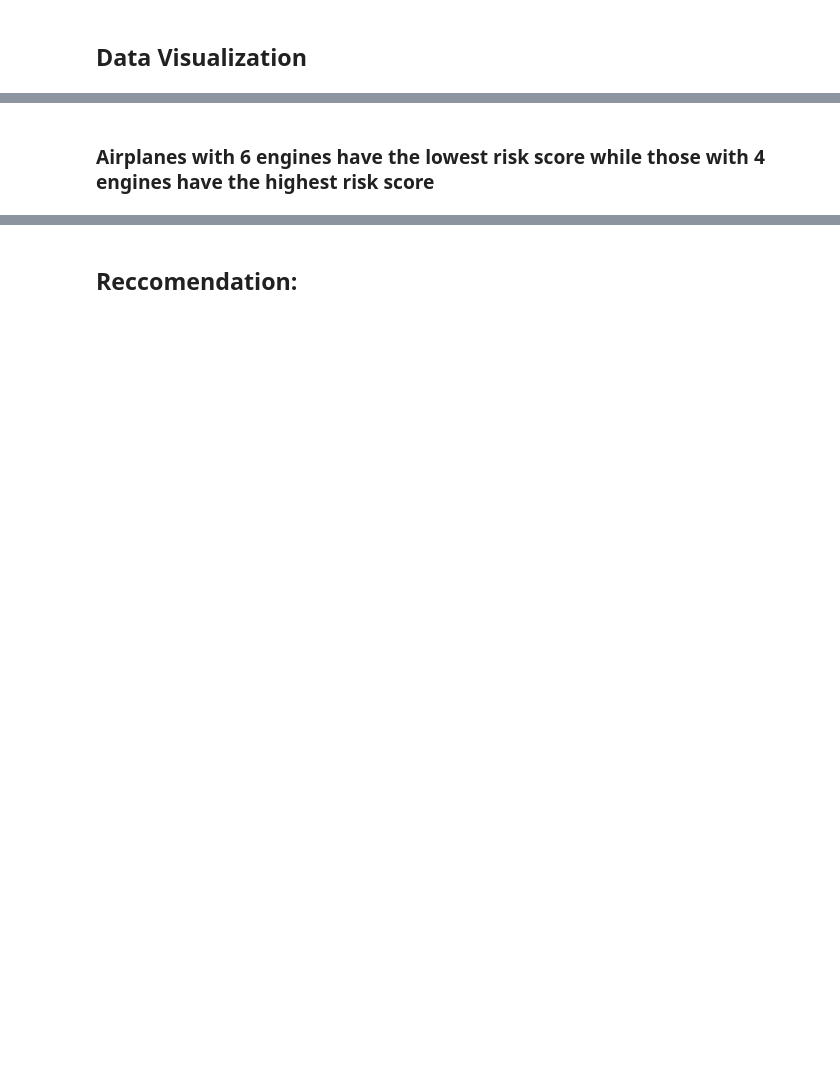
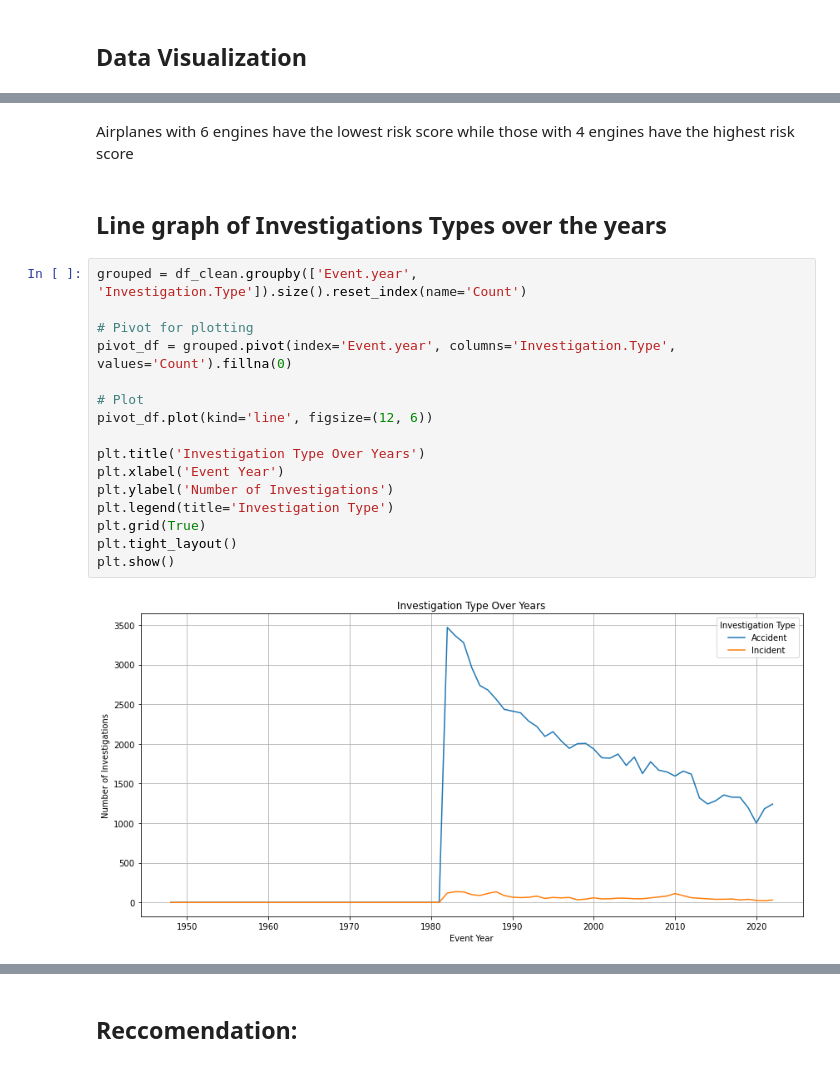
Before and after one commit to oomollo/dsc-phase-1-project-v3, a Jupyter notebook: student.ipynb, the cells around one changed output, grey strips where cells are left out. Saved outputs shown, nothing was run; the diff lists cells and outputs as text; blank space fills up the shorter version.

```diff
--- a/student.ipynb
+++ b/student.ipynb
@@ -283,2 +389,22 @@ plt.show()
 # %% [markdown]
-### Airplanes with 6 engines have the lowest risk score  while those with 4 engines have the highest risk score
+ Airplanes with 6 engines have the lowest risk score  while those with 4 engines have the highest risk score
+# %% [markdown]
+## Line graph of Investigations Types over the years
+# %%
+grouped = df_clean.groupby(['Event.year', 'Investigation.Type']).size().reset_index(name='Count')
+
+# Pivot for plotting
+pivot_df = grouped.pivot(index='Event.year', columns='Investigation.Type', values='Count').fillna(0)
+
+# Plot
+pivot_df.plot(kind='line', figsize=(12, 6))
+
+plt.title('Investigation Type Over Years')
+plt.xlabel('Event Year')
+plt.ylabel('Number of Investigations')
+plt.legend(title='Investigation Type')
+plt.grid(True)
+plt.tight_layout()
+plt.show()
+# %% [output]
+[figure, added]
```
Also changed, not shown: parts of 43 cells of this notebook, 1 other file.
